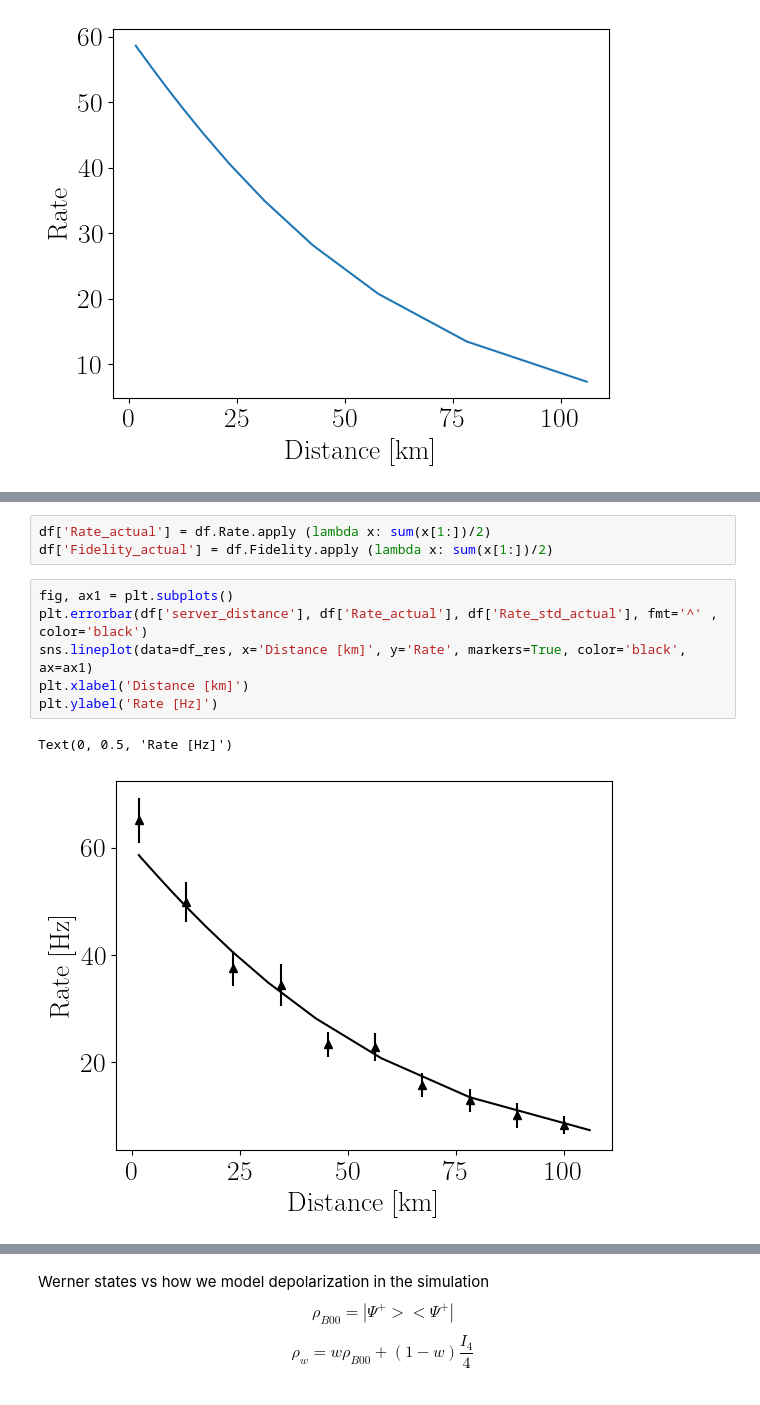
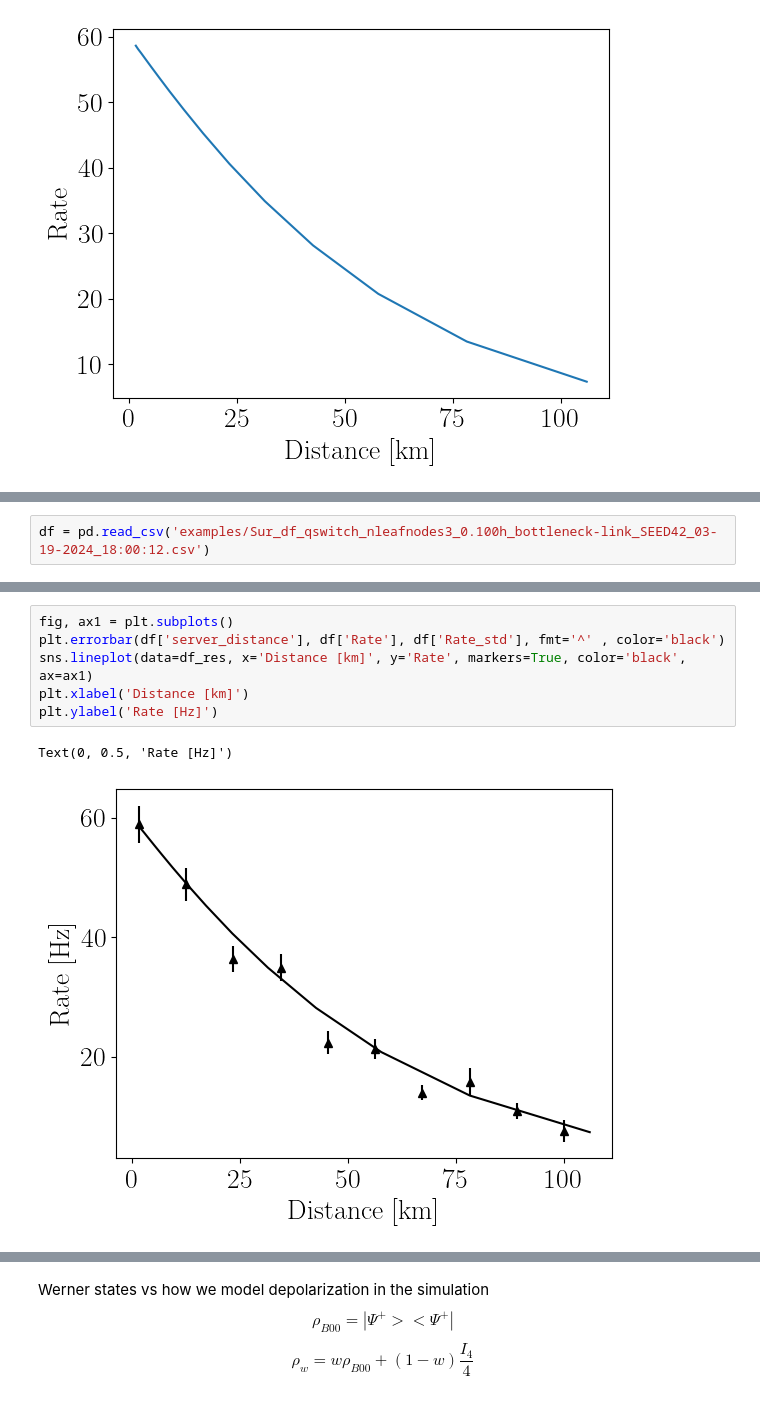
Before and after one commit to Luisenden/qnetsur, a Jupyter notebook: usecase_qswitch/results_vardoyan_netsquid_comparison.ipynb, the cells around one changed output, grey strips where cells are left out. Cells and saved outputs as stored; diff of their text form.

```diff
--- a/usecase_qswitch/results_vardoyan_netsquid_comparison.ipynb
+++ b/usecase_qswitch/results_vardoyan_netsquid_comparison.ipynb
@@ -102,0 +92,2 @@ df
+# %%
+df = pd.read_csv('examples/Sur_df_qswitch_nleafnodes3_0.100h_bottleneck-link_SEED42_03-19-2024_18:00:12.csv')
@@ -122,14 +127,11 @@ Text(0, 0.5, 'Fidelity')
-# %%
-df['Rate_actual'] = df.Rate.apply (lambda x: sum(x[1:])/2)
-df['Fidelity_actual'] = df.Fidelity.apply (lambda x: sum(x[1:])/2)
 # %%
 fig, ax1 = plt.subplots()
-plt.errorbar(df['server_distance'], df['Rate_actual'], df['Rate_std_actual'], fmt='^' , color='black')
+plt.errorbar(df['server_distance'], df['Rate'], df['Rate_std'], fmt='^' , color='black')
 sns.lineplot(data=df_res, x='Distance [km]', y='Rate', markers=True, color='black', ax=ax1)
 plt.xlabel('Distance [km]')
 plt.ylabel('Rate [Hz]')
 # %% [output]
 Text(0, 0.5, 'Rate [Hz]')
-[figure, old version]
+[figure, new version]
 # %%
 sns.lineplot(data=df_res, x='Distance [km]', y='Fidelity', markers=True, color='black')
```
Also changed, not shown: parts of 8 cells of this notebook, 6 other files.
